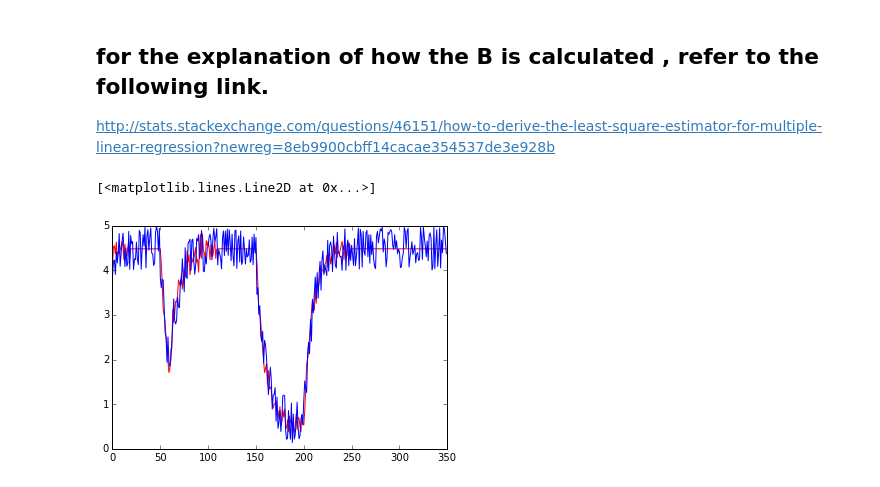
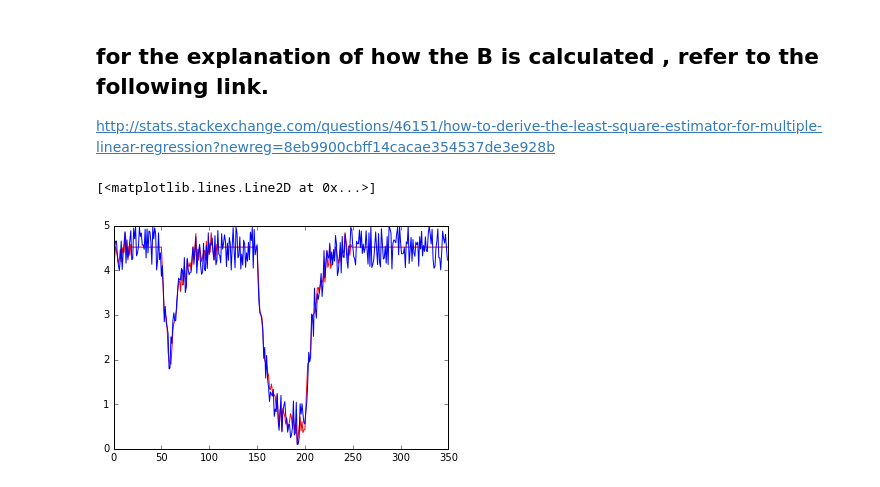
Before and after one commit to sivarammurugan/Ipython-notebooks-for-process-dynamics-and-control, a Jupyter notebook: FIR modelling.ipynb, the cells around one changed output. Saved outputs shown, nothing was run; the diff lists cells and outputs as text; code cells hidden in the pictures.

```diff
--- a/FIR modelling.ipynb
+++ b/FIR modelling.ipynb
@@ -10,12 +10,13 @@ import numpy as np
 #create a lti
 G = scipy.signal.lti([4],[10,1])
 # %%
-#create an input array
+#create an input array and time array
 u= np.ones(400)
 #make random step signals
 u[0:20] = 0
 u[100:110]=0
 u[200:250]=0
+t = range(400)
 # %%
 #simulate the transfer function using input array and time
 ysim = scipy.signal.lsim(G,U=u,T=t)[1]
@@ -65,7 +66,7 @@ B=((np.linalg.inv(UT.dot(U))).dot(UT)).dot(y)
 y_model = U.dot(B)
 # %%
 plt.plot(y_model,'r')
-plt.plot(yn)
+plt.plot(y)
 # %% [output]
 [<matplotlib.lines.Line2D at 0x...>]
-[figure, old version]
+[figure, new version]
```
Also changed, not shown: parts of 2 cells of this notebook.
